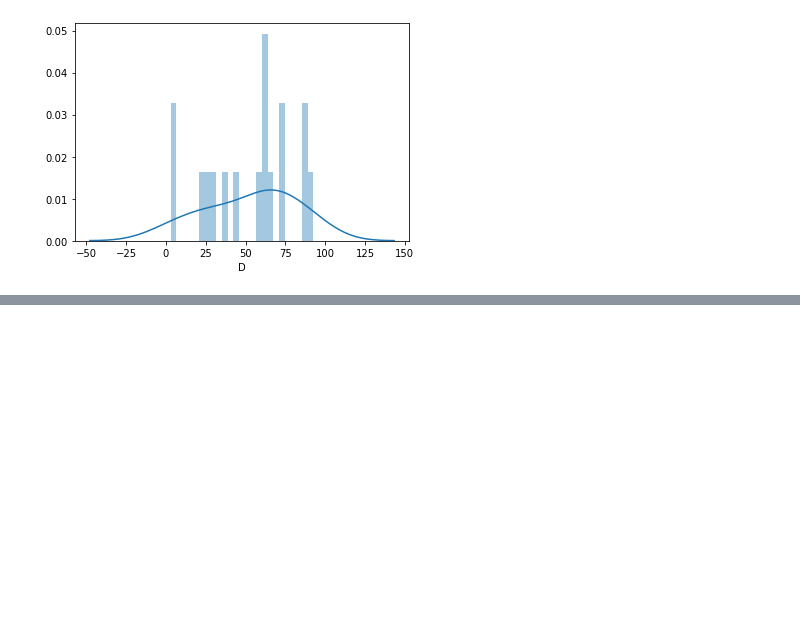
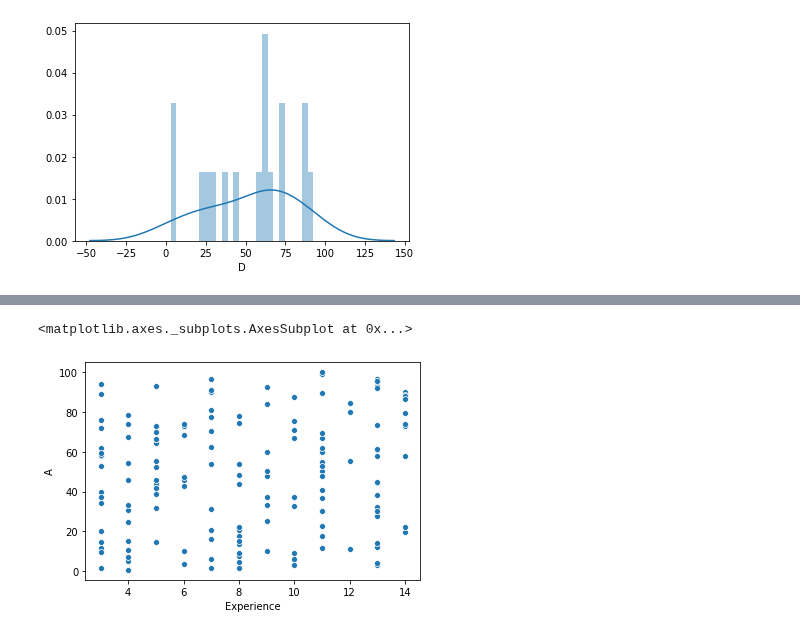
Before and after one commit to tahentx/pv_workbook, a Jupyter notebook: datascience/misc/practice.ipynb, the cells around one changed output, grey strips where cells are left out. Saved outputs shown, nothing was run; the diff lists cells and outputs as text; code cells hidden in the pictures; blank space fills up the shorter version.

Commit message:
generate scatter to compare experience with variable a

```diff
--- a/datascience/misc/practice.ipynb
+++ b/datascience/misc/practice.ipynb
@@ -106,0 +139,2 @@ sns.distplot(ired['D'], bins=25)
+# %%
+tx_or_yale['Experience'] = tx_or_yale['Experience'].astype(int)
@@ -106,0 +161,5 @@ sns.distplot(ired['D'], bins=25)
+# %%
+sns.scatterplot(tx_or_yale['Experience'],tx_or_yale['A'])
+# %% [output]
+<matplotlib.axes._subplots.AxesSubplot at 0x...>
+[figure, added]
```
Also changed, not shown: parts of 5 cells of this notebook.
